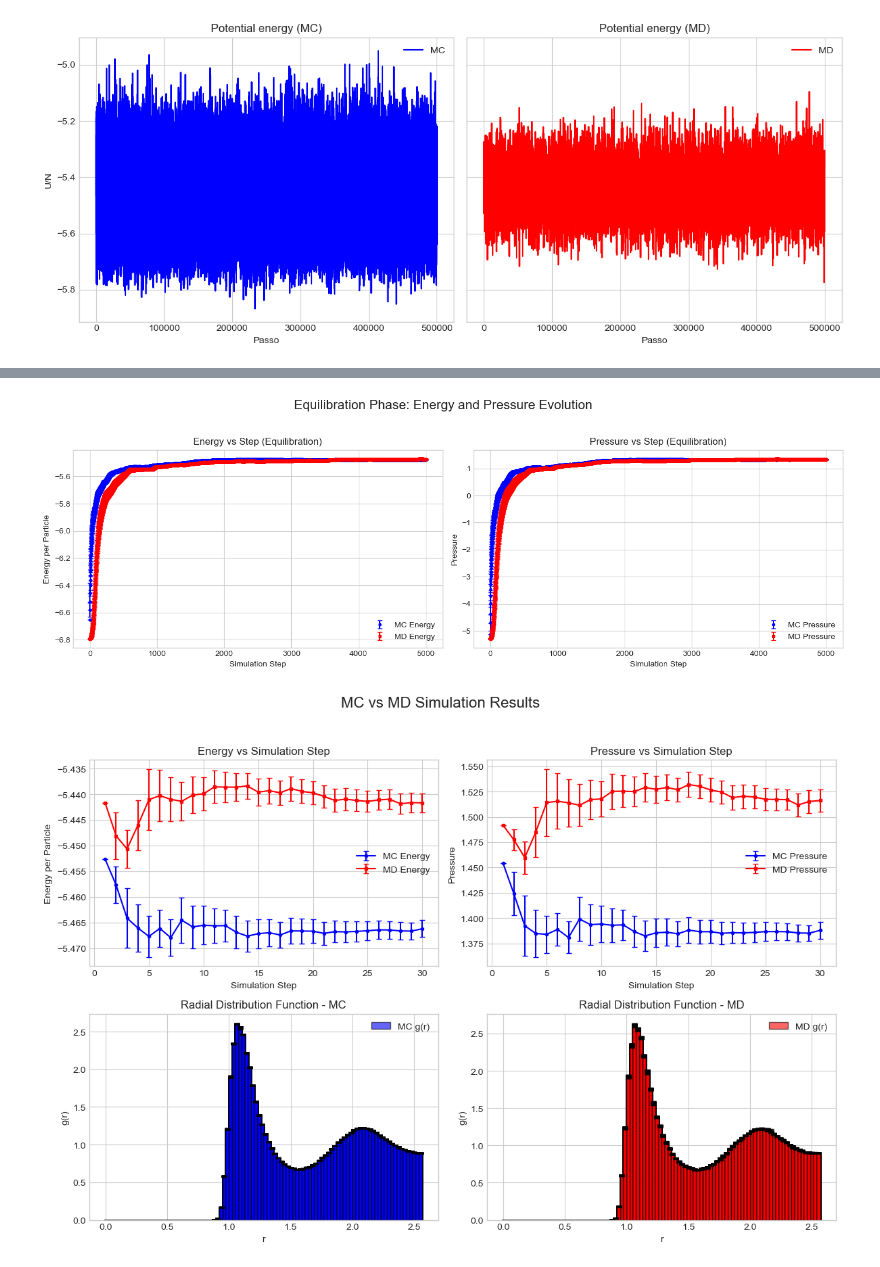
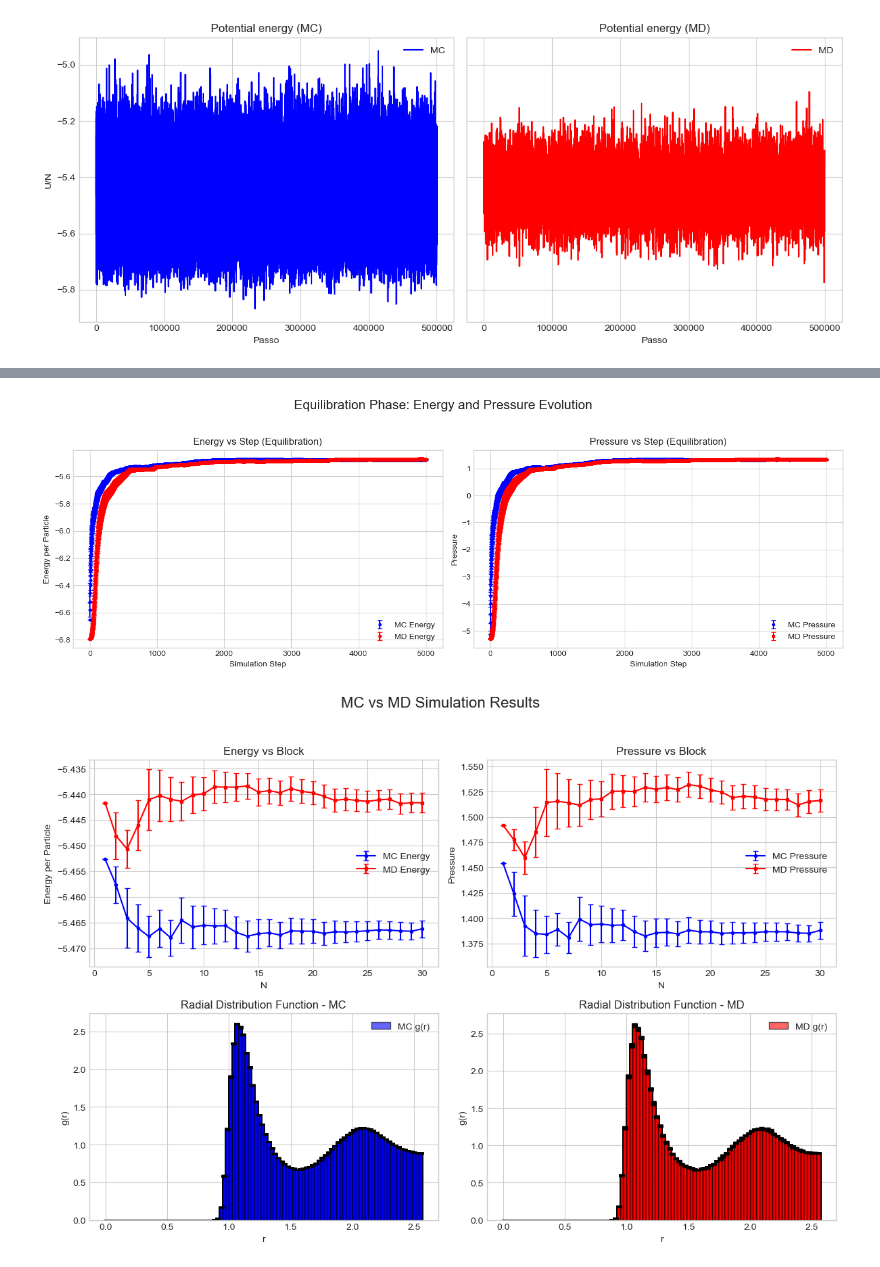
Before and after one commit to mattianasi/Numerical_simulation_laboratory, a Jupyter notebook: Lezione 7/Ex7.ipynb, the cells around one changed output, grey strips where cells are left out. Drawn from its saved outputs; the diff is of its cells as text; code cells hidden in the pictures.

```diff
--- a/Lezione 7/Ex7.ipynb
+++ b/Lezione 7/Ex7.ipynb
@@ -204,41 +232,41 @@ fig.suptitle("MC vs MD Simulation Results", fontsize=16, y=1.03)
 # --- Energy vs Step ---
 axs[0, 0].errorbar(N_MC, energyMC, yerr=errorenergyMC, label='MC Energy', fmt='o-', markersize=3, color='blue', capsize=3)
 axs[0, 0].errorbar(N_MD, energyMD, yerr=errorenergyMD, label='MD Energy', fmt='s-', markersize=3, color='red', capsize=3)
-axs[0, 0].set_xlabel("Simulation Step")
+axs[0, 0].set_xlabel("N")
 axs[0, 0].set_ylabel("Energy per Particle")
-axs[0, 0].set_title("Energy vs Simulation Step")
+axs[0, 0].set_title("Energy vs Block")
 axs[0, 0].legend()
 axs[0, 0].grid(True)
 
 # --- Pressure vs Step ---
 axs[0, 1].errorbar(N_MC, pressureMC, yerr=errorpressureMC, label='MC Pressure', fmt='o-', markersize=3, color='blue', capsize=3)
 axs[0, 1].errorbar(N_MD, pressureMD, yerr=errorpressureMD, label='MD Pressure', fmt='s-', markersize=3, color='red', capsize=3)
-axs[0, 1].set_xlabel("Simulation Step")
+axs[0, 1].set_xlabel("N")
 axs[0, 1].set_ylabel("Pressure")
-axs[0, 1].set_title("Pressure vs Simulation Step")
+axs[0, 1].set_title("Pressure vs Block")
 axs[0, 1].legend()
 axs[0, 1].grid(True)
 
 # --- g(r) MC ---
 axs[1, 0].bar(binsMC, gofrMC, width=0.03, align='center', alpha=0.6, color='blue', edgecolor='black', label='MC g(r)')
 axs[1, 0].errorbar(binsMC, gofrMC, yerr=errorgofrMC, fmt='none', ecolor='black', capsize=3)
 axs[1, 0].set_xlabel("r")
 axs[1, 0].set_ylabel("g(r)")
 axs[1, 0].set_title("Radial Distribution Function - MC")
 axs[1, 0].legend()
 axs[1, 0].grid(True)
 
 # --- g(r) MD ---
 axs[1, 1].bar(binsMD, gofrMD, width=0.03, align='center', alpha=0.6, color='red', edgecolor='black', label='MD g(r)')
 axs[1, 1].errorbar(binsMD, gofrMD, yerr=errorgofrMD, fmt='none', ecolor='black', capsize=3)
 axs[1, 1].set_xlabel("r")
 axs[1, 1].set_ylabel("g(r)")
 axs[1, 1].set_title("Radial Distribution Function - MD")
 axs[1, 1].legend()
 axs[1, 1].grid(True)
 
 plt.tight_layout()
 plt.show()
 # %% [output]
 [figure]
-[figure, old version]
+[figure, new version]
```
Also changed, not shown: parts of 6 cells of this notebook, 1 other file.
